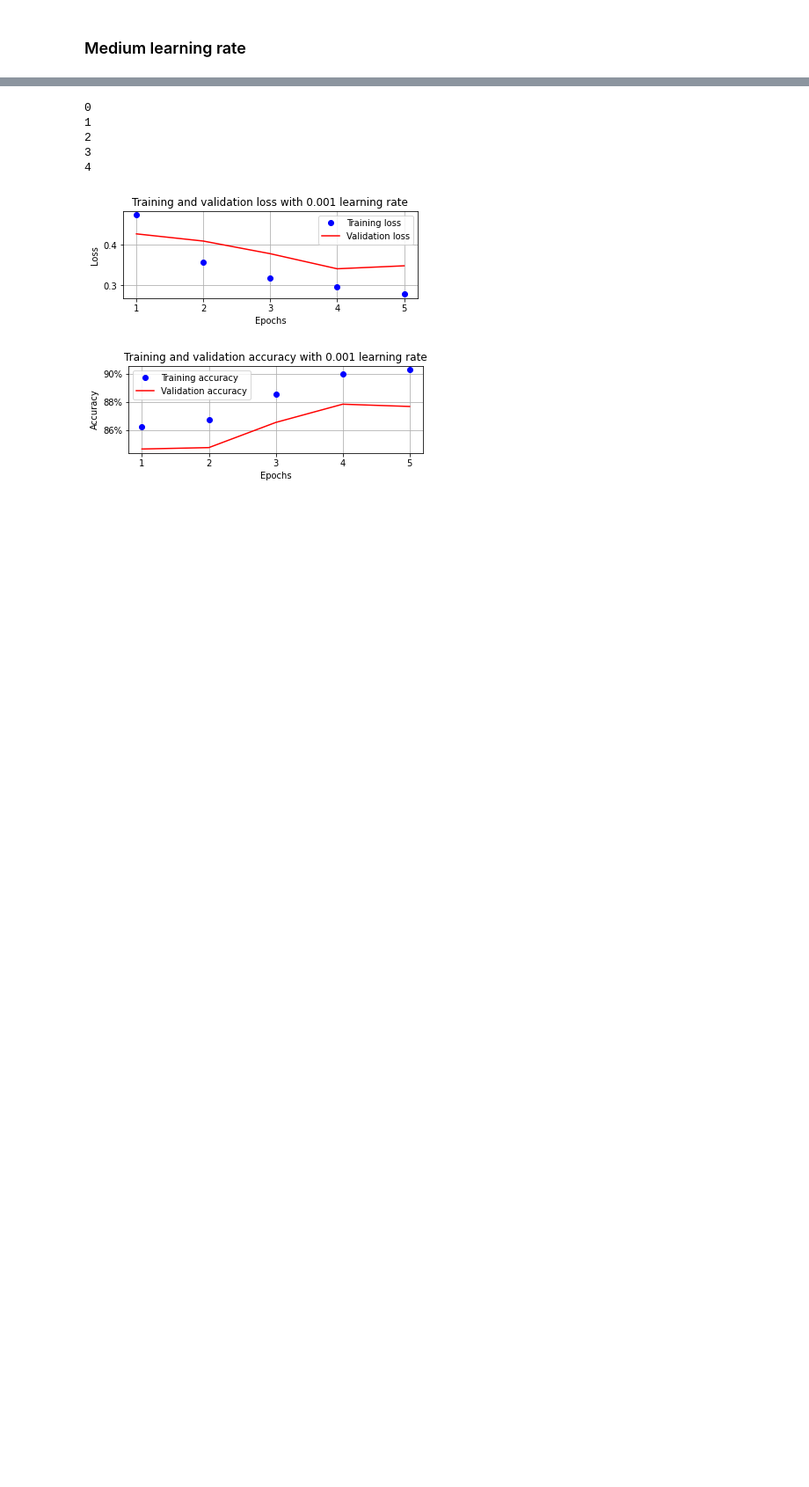
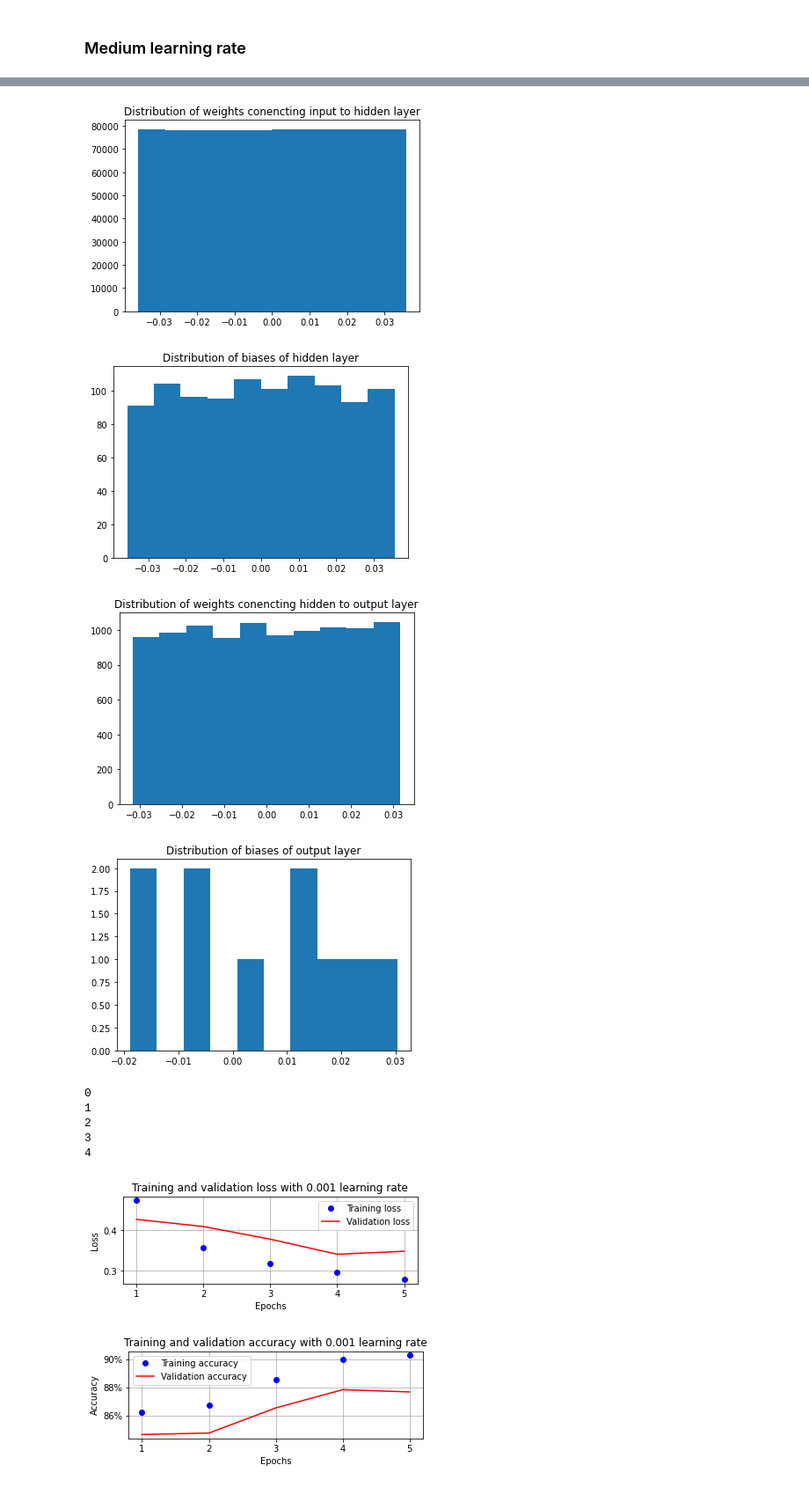
Before and after one commit to ishandutta0098/impact-of-learning-rate-in-nn, a Jupyter notebook: notebook/learning-rate-variations.ipynb, the cells around one changed output, grey strips where cells are left out. Shown at 88% size. Cells and saved outputs as stored; diff of their text form; code cells hidden in the pictures; blank space fills up the shorter version.

```diff
--- a/notebook/learning-rate-variations.ipynb
+++ b/notebook/learning-rate-variations.ipynb
@@ -301,3 +338,10 @@ for ix, par in enumerate(model.parameters()):
+# %%
+get_hist_plot()
+# %% [output]
+[figure, added]
+[figure, added]
+[figure, added]
+[figure, added]
 # %%
 train_dl, val_dl = get_data()
 model, loss_fn, optimizer = get_model(config.MEDIUM_LEARNING_RATE)
```
Also changed, not shown: parts of 10 cells of this notebook.
